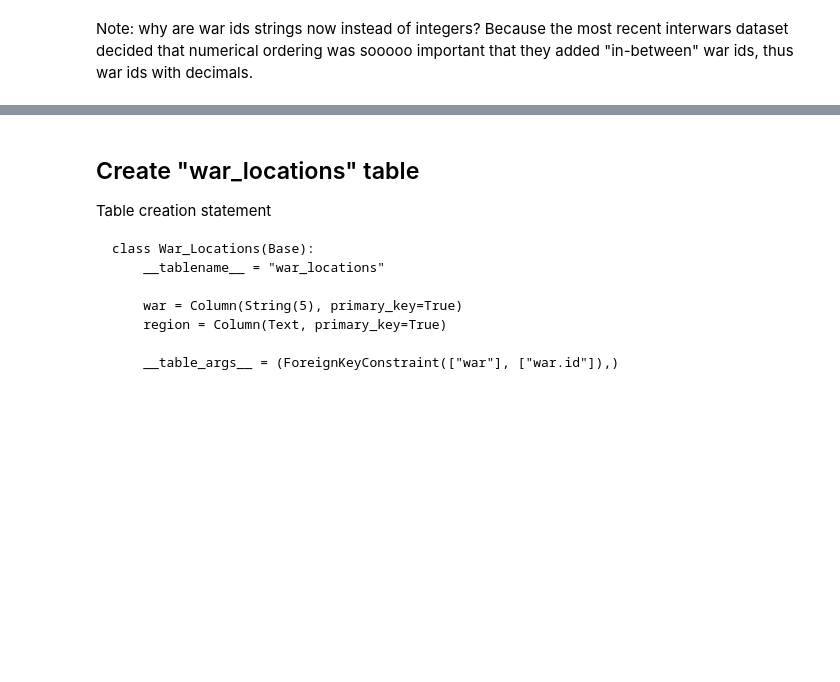
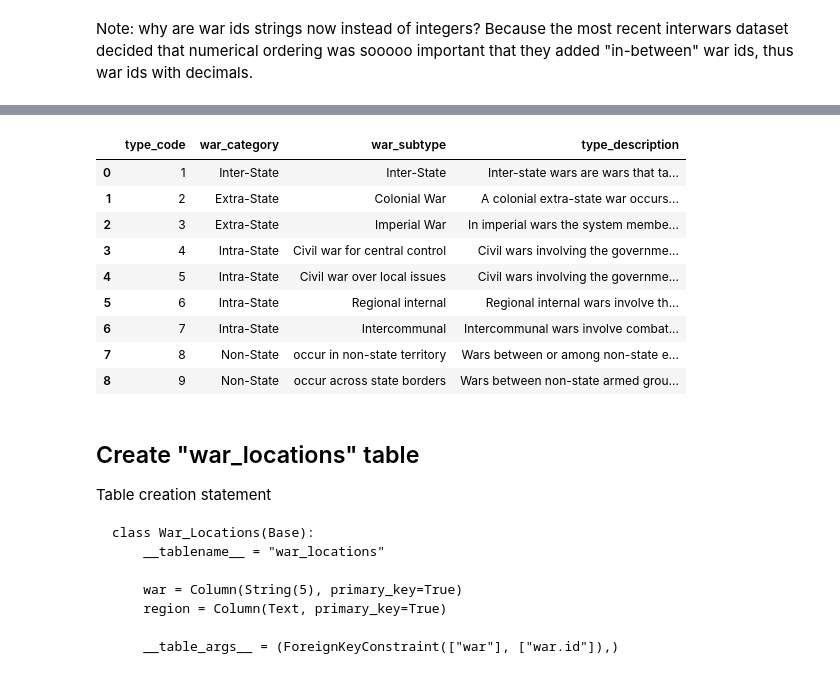
Before and after one commit to jenna-jordan/correlates-of-war, a Jupyter notebook: Wrangle/war.ipynb, the cells around one changed output, grey strips where cells are left out. Drawn from its saved outputs; the diff is of its cells as text; code cells hidden in the pictures; blank space fills up the shorter version.

Commit message:
finish war locations, add war types table, and do war transitions

```diff
--- a/Wrangle/war.ipynb
+++ b/Wrangle/war.ipynb
@@ -97,0 +86,36 @@ dfWars.to_csv("../Data/war.csv", index=False)
+# %%
+war_types_dict = {"type_code": [1, 2, 3, 4, 5, 6, 7, 8, 9],
+                  "war_category": ["Inter-State", "Extra-State", "Extra-State", "Intra-State", "Intra-State", "Intra-State", "Intra-State", "Non-State", "Non-State"],
+                  "war_subtype": ["Inter-State",
+                                  "Colonial War",
+                                  "Imperial War",
+                                  "Civil war for central control",
+                                  "Civil war over local issues",
+                                  "Regional internal",
+                                  "Intercommunal",
+                                  "occur in non-state territory",
+                                  "occur across state borders"],
+                  "type_description": ["""Inter-state wars are wars that take place between or among states (members of the interstate system)""",
+                                       """A colonial extra-state war occurs if the adversary is a “colony, dependency, or protectorate.” In other words, these “colonial wars” tend to occur when a colony rebels and tries to become independent.""",
+                                       """In imperial wars the system member fights an adversary that is, “an independent political entity that did not qualify for system membership because of serious limitations on its independence, a population insufficiency, or a failure of other states to recognize it as a legitimate member.”""",
+                                       """Civil wars involving the government of the state against a non-state entity; for control of the central government""",
+                                       """Civil wars involving the government of the state against a non-state entity; involving disputes over local issues""",
+                                       """Regional internal wars involve the government of a regional subunit against a non-state entity""",
+                                       """Intercommunal wars involve combat between/among two or more non-state entities within the state""",
+                                       """Wars between or among non-state entities that take place in non-state territory""",
+                                       """Wars between non-state armed groups that take place across state borders"""],
+                 }
+dfWarTypes = pd.DataFrame(war_types_dict)
+# %%
+dfWarTypes
+# %% [output]
+|  | type_code | war_category | war_subtype | type_description |
+| 0 | 1 | Inter-State | Inter-State | Inter-state wars are wars that ta... |
+| 1 | 2 | Extra-State | Colonial War | A colonial extra-state war occurs... |
+| 2 | 3 | Extra-State | Imperial War | In imperial wars the system membe... |
+| 3 | 4 | Intra-State | Civil war for central control | Civil wars involving the governme... |
+| 4 | 5 | Intra-State | Civil war over local issues | Civil wars involving the governme... |
+| 5 | 6 | Intra-State | Regional internal | Regional internal wars involve th... |
+| 6 | 7 | Intra-State | Intercommunal | Intercommunal wars involve combat... |
+| 7 | 8 | Non-State | occur in non-state territory | Wars between or among non-state e... |
+| 8 | 9 | Non-State | occur across state borders | Wars between non-state armed grou... |
```
Also changed, not shown: parts of 25 cells of this notebook, 5 other files.
